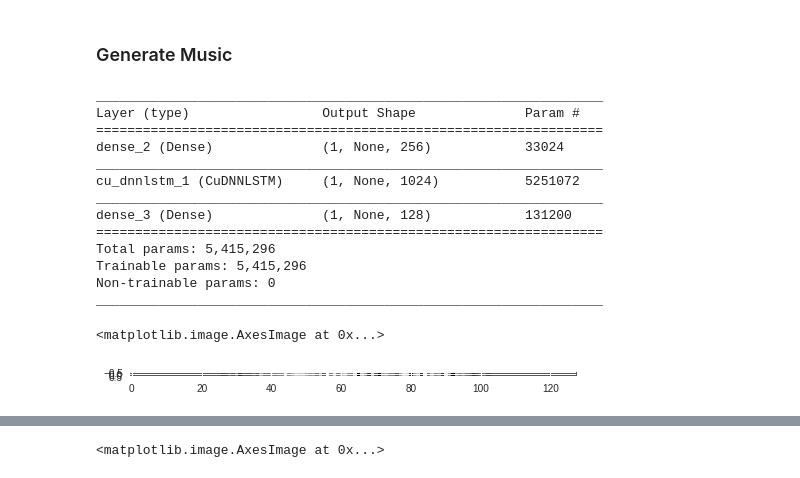
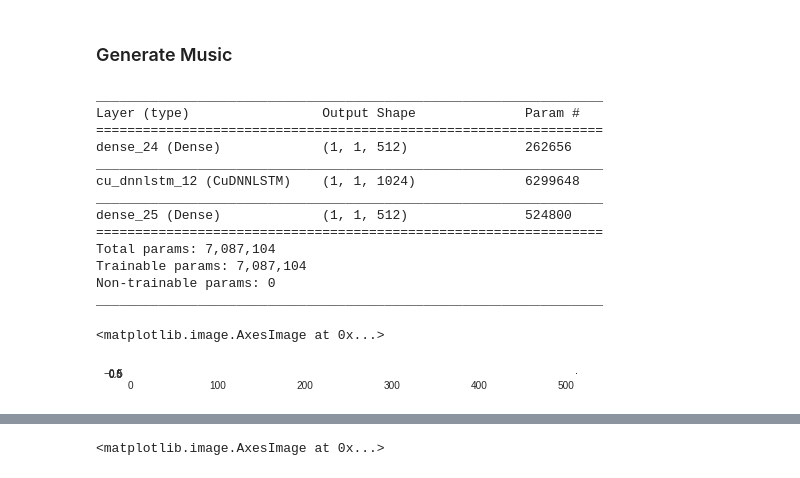
Before and after one commit to mei-t/ml_music, a Jupyter notebook: music-playground.ipynb, the cells around one changed output, grey strips where cells are left out. Cells and saved outputs as stored; diff of their text form; code cells hidden in the pictures.

Commit message:
Change the model to bundle 4 frames.

```diff
--- a/music-playground.ipynb
+++ b/music-playground.ipynb
@@ -264,29 +260,37 @@ training_dataset_size = sum(1 for x in training_dataset)
 ('dataset_size', 9, 'validation_dataset_size', 1, 'training_dataset_size', 8)
 # %%
 # The embedding dimension
-embedding_dim = 256
+embedding_dim = 512
 # The number of notes in one column of piano roll.
 keys_dim = 128
 rnn_units = 1024
+window_size = 4
+use_gpu = tf.test.is_gpu_available()
 
-if tf.test.is_gpu_available():
-  model_path = "model_lstm_gpu.h5"
+model_path = "model_window%d_dense%d_lstm%d_%s.h5" % (
+    window_size,
+    embedding_dim,
+    rnn_units,
+    "gpu" if use_gpu else "cpu")
+print(model_path)
+
+if use_gpu:
   rnn = tf.keras.layers.CuDNNLSTM
 else:
-  model_path = "model_lstm.h5"
   rnn =tf.keras.layers.LSTM
 
 def build_model(batch_size, seq_length):
     return tf.keras.Sequential([
         tf.keras.layers.Dense(
             embedding_dim,
-            batch_input_shape=[batch_size, seq_length, keys_dim]),
+            batch_input_shape=[
+                batch_size, seq_length / window_size, keys_dim * window_size]),
         rnn(
             rnn_units,
              return_sequences=True,
              recurrent_initializer='glorot_uniform',
              stateful=True),
-        tf.keras.layers.Dense(keys_dim),
+        tf.keras.layers.Dense(keys_dim*window_size),
     ])
 
 model = build_model(BATCH_SIZE, SEQ_LENGTH)
@@ -391,32 +423,32 @@ plt.imshow(np.nonzero(np.diff(target_example_batch.numpy()[0], axis = 0)))
 # %% [markdown]
 ### Generate Music
 # %%
-gen_model = build_model(1, None)
+gen_model = build_model(1, window_size)
 gen_model.load_weights(model_path)
-gen_model.build(tf.TensorShape([1, None, keys_dim]))
+gen_model.build(tf.TensorShape([1, 1, keys_dim * window_size]))
 gen_model.summary()
 # %% [output]
 _________________________________________________________________
 Layer (type)                 Output Shape              Param #
 =================================================================
-dense_2 (Dense)              (1, None, 256)            33024
+dense_24 (Dense)             (1, 1, 512)               262656
 _________________________________________________________________
-cu_dnnlstm_1 (CuDNNLSTM)     (1, None, 1024)           5251072
+cu_dnnlstm_12 (CuDNNLSTM)    (1, 1, 1024)              6299648
 _________________________________________________________________
-dense_3 (Dense)              (1, None, 128)            131200
+dense_25 (Dense)             (1, 1, 512)               524800
 =================================================================
-Total params: 5,415,296
-Trainable params: 5,415,296
+Total params: 7,087,104
+Trainable params: 7,087,104
 Non-trainable params: 0
 _________________________________________________________________
 # %%
 # Try to generate first
 gen_model.reset_states()
-example_predictions = gen_model(np.zeros([1, 1, keys_dim], dtype=np.float32))
+example_predictions = gen_model(np.zeros([1, 1, keys_dim * window_size], dtype=np.float32))
 plt.imshow(example_predictions[0])
 # %% [output]
 <matplotlib.image.AxesImage at 0x...>
-[figure, old version]
+[figure, new version]
 # %%
 # Use randomly training data
 def intro_from_dataset():
```
Also changed, not shown: parts of 15 cells of this notebook, 11 other files.
